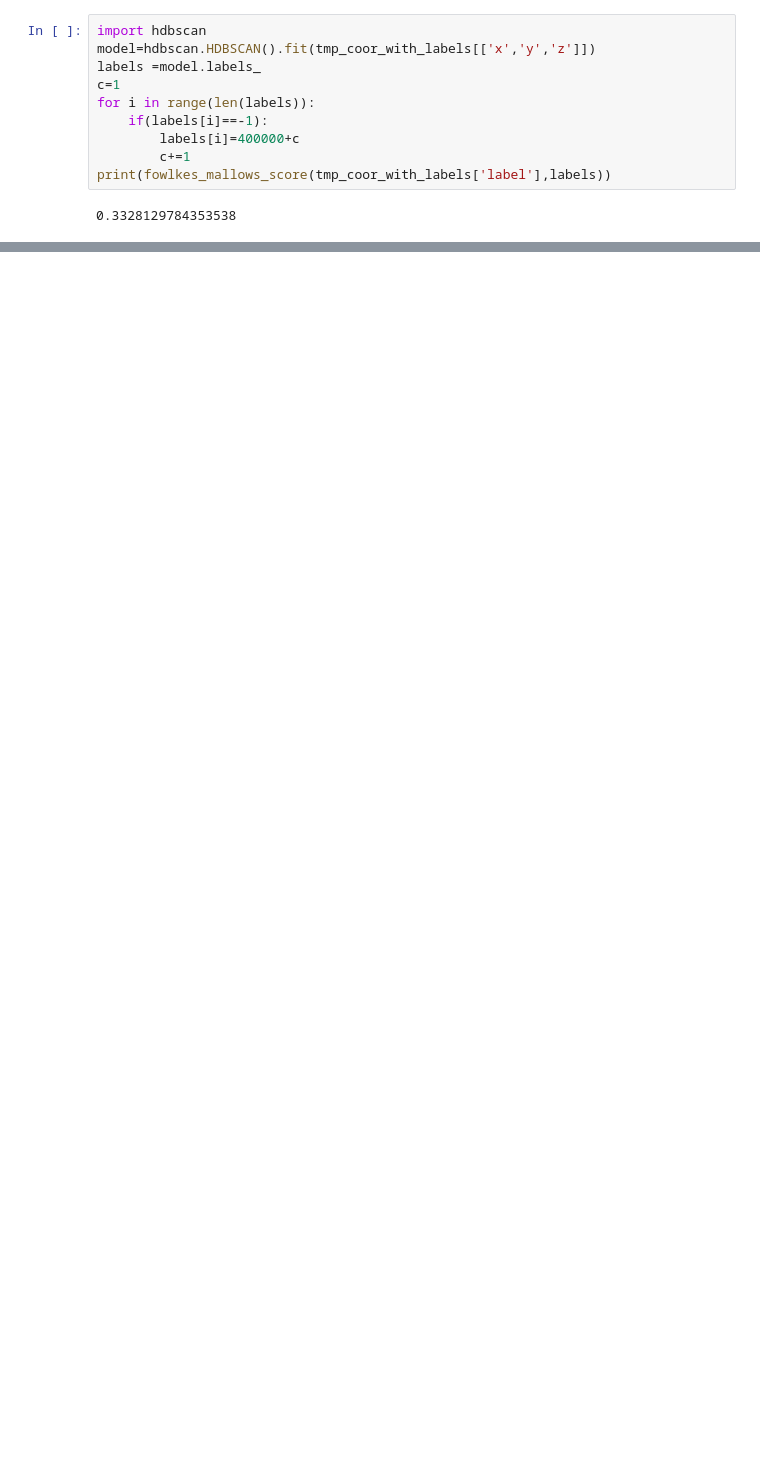
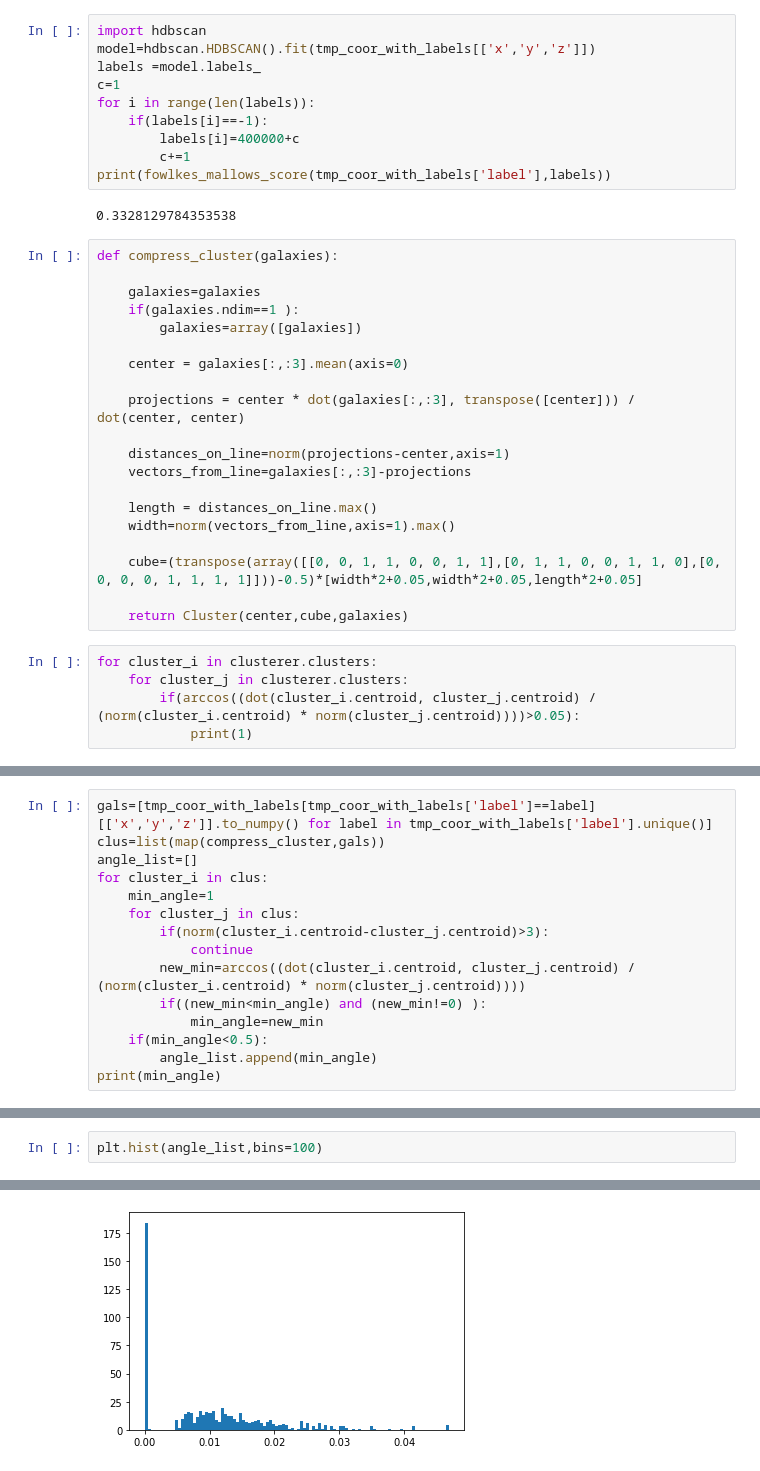
Before and after one commit to jeromeshan/SpecialHeuristicAstronomicalNode, a Jupyter notebook: SpecialHeuristicAstronomicalNode.ipynb, the cells around one changed output, grey strips where cells are left out. Saved outputs shown, nothing was run; the diff lists cells and outputs as text; blank space fills up the shorter version.

Commit message:
add filter by angle

```diff
--- a/SpecialHeuristicAstronomicalNode.ipynb
+++ b/SpecialHeuristicAstronomicalNode.ipynb
@@ -407,3 +369,28 @@ for i in range(len(labels)):
 print(fowlkes_mallows_score(tmp_coor_with_labels['label'],labels))
 # %% [output]
 0.3328129784353538
+# %%
+def compress_cluster(galaxies):
+
+    galaxies=galaxies
+    if(galaxies.ndim==1 ):
+        galaxies=array([galaxies])
+
+    center = galaxies[:,:3].mean(axis=0)
+
+    projections = center * dot(galaxies[:,:3], transpose([center])) / dot(center, center)
+
+    distances_on_line=norm(projections-center,axis=1)
+    vectors_from_line=galaxies[:,:3]-projections
+
+    length = distances_on_line.max()
+    width=norm(vectors_from_line,axis=1).max()
+
+    cube=(transpose(array([[0, 0, 1, 1, 0, 0, 1, 1],[0, 1, 1, 0, 0, 1, 1, 0],[0, 0, 0, 0, 1, 1, 1, 1]]))-0.5)*[width*2+0.05,width*2+0.05,length*2+0.05]
+
+    return Cluster(center,cube,galaxies)
+# %%
+for cluster_i in clusterer.clusters:
+    for cluster_j in clusterer.clusters:
+        if(arccos((dot(cluster_i.centroid, cluster_j.centroid) / (norm(cluster_i.centroid) * norm(cluster_j.centroid))))>0.05):
+            print(1)
@@ -409,0 +416,15 @@ print(fowlkes_mallows_score(tmp_coor_with_labels['label'],labels))
+# %%
+gals=[tmp_coor_with_labels[tmp_coor_with_labels['label']==label][['x','y','z']].to_numpy() for label in tmp_coor_with_labels['label'].unique()]
+clus=list(map(compress_cluster,gals))
+angle_list=[]
+for cluster_i in clus:
+    min_angle=1
+    for cluster_j in clus:
+        if(norm(cluster_i.centroid-cluster_j.centroid)>3):
+            continue
+        new_min=arccos((dot(cluster_i.centroid, cluster_j.centroid) / (norm(cluster_i.centroid) * norm(cluster_j.centroid))))
+        if((new_min<min_angle) and (new_min!=0) ):
+            min_angle=new_min
+    if(min_angle<0.5):
+        angle_list.append(min_angle)
+print(min_angle)
@@ -409,0 +433,3 @@ print(fowlkes_mallows_score(tmp_coor_with_labels['label'],labels))
+# %%
+plt.hist(angle_list,bins=100)
+# %% [output]
@@ -410,3 +453,4 @@ print(fowlkes_mallows_score(tmp_coor_with_labels['label'],labels))
+[figure, added]
 # %%
 tmp_coor_with_labels['label'].value_counts().value_counts()
 # %% [output]
```
Also changed, not shown: parts of 14 cells of this notebook, 2 other files.
